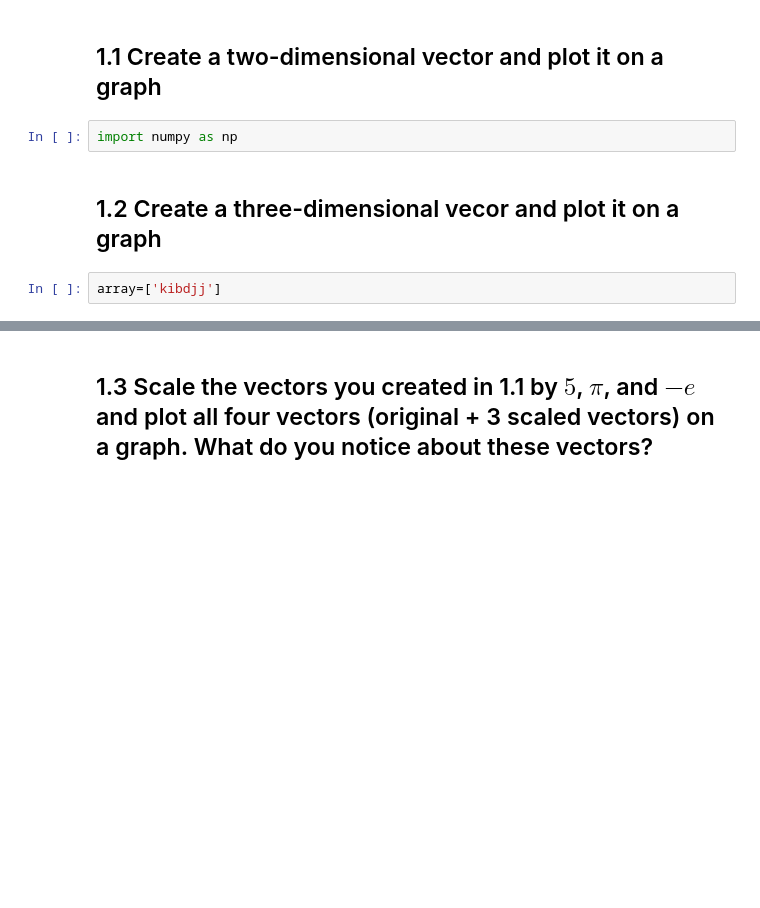
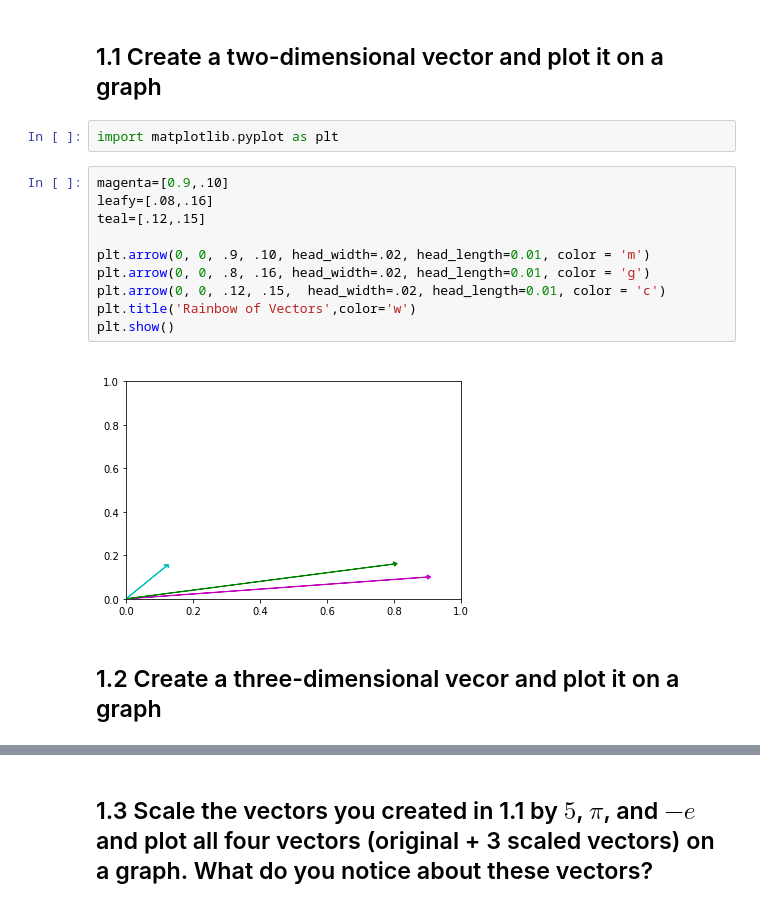
Before and after one commit to KeiandraK/DS-Unit-1-Sprint-3-Linear-Algebra, a Jupyter notebook: Keiandra_King_LS_DS_131_Vectors_and_Matrices_Assignment.ipynb, the cells around one changed output, grey strips where cells are left out. Cells and saved outputs as stored; diff of their text form; blank space fills up the shorter version.

```diff
--- a/Keiandra_King_LS_DS_131_Vectors_and_Matrices_Assignment.ipynb
+++ b/Keiandra_King_LS_DS_131_Vectors_and_Matrices_Assignment.ipynb
@@ -6,9 +6,19 @@
 For the questions below it is not sufficient to simply provide answer to the questions, but you must solve the problems and show your work using python (the NumPy library will help a lot!) Translate the vectors and matrices into their appropriate python  representations and use numpy or functions that you write yourself to demonstrate the result or property.
 # %% [markdown]
 ## 1.1 Create a two-dimensional vector and plot it on a graph
-# %%
-import numpy as np
+# %%
+import matplotlib.pyplot as plt
+# %%
+magenta=[0.9,.10]
+leafy=[.08,.16]
+teal=[.12,.15]
+
+plt.arrow(0, 0, .9, .10, head_width=.02, head_length=0.01, color = 'm')
+plt.arrow(0, 0, .8, .16, head_width=.02, head_length=0.01, color = 'g')
+plt.arrow(0, 0, .12, .15,  head_width=.02, head_length=0.01, color = 'c')
+plt.title('Rainbow of Vectors',color='w')
+plt.show()
+# %% [output]
+[figure, added]
 # %% [markdown]
 ## 1.2 Create a three-dimensional vecor and plot it on a graph
-# %%
-array=['kibdjj']
```
Also changed, not shown: parts of 12 cells of this notebook.
